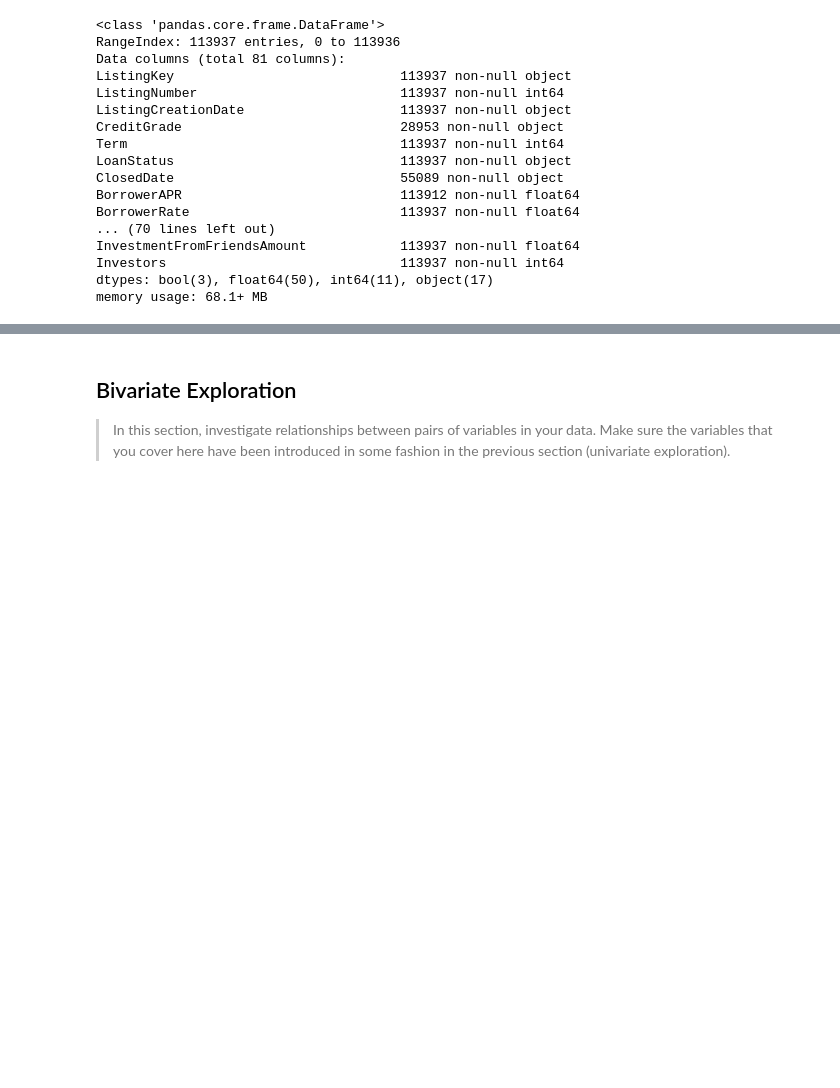
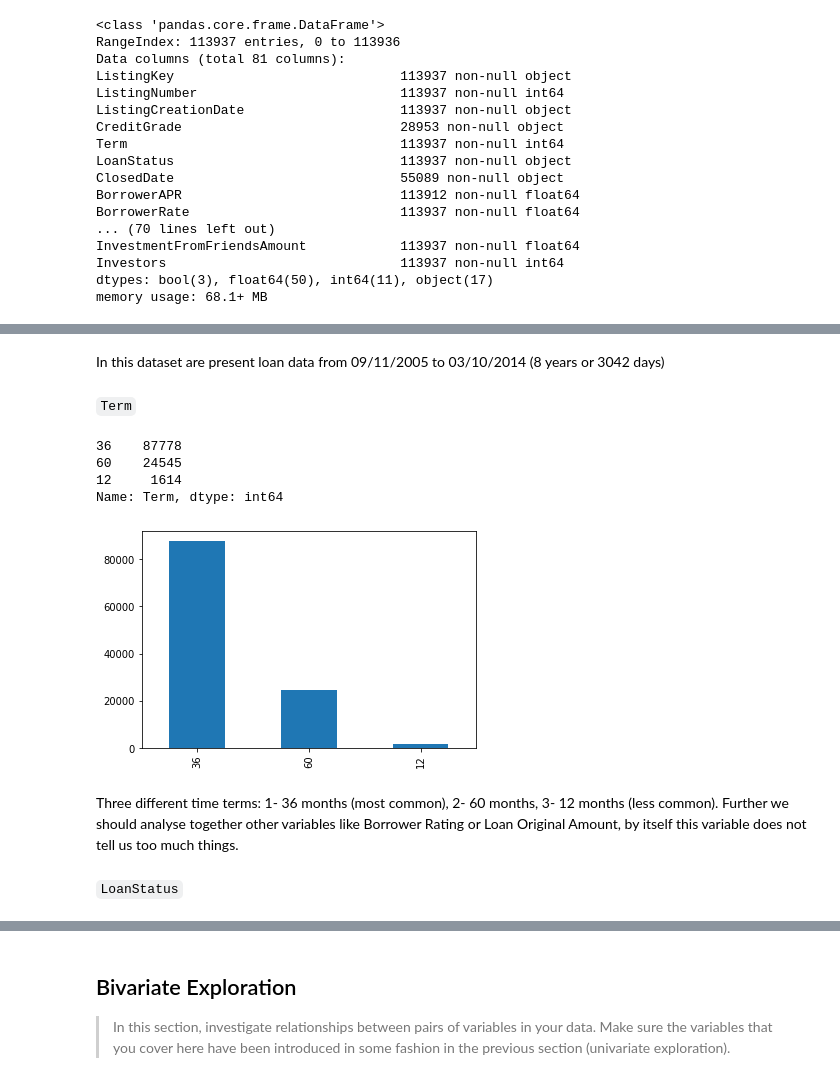
Before and after one commit to daniel-guarino/project05-communicate-data-findings, a Jupyter notebook: exploration_template.ipynb, the cells around one changed output, grey strips where cells are left out. Saved outputs shown, nothing was run; the diff lists cells and outputs as text; code cells hidden in the pictures; blank space fills up the shorter version.

Commit message:
exploration reaport ready,presentation ready and conclusions added to readme.md

```diff
--- a/exploration_template.ipynb
+++ b/exploration_template.ipynb
@@ -111,0 +91,5 @@ you plan on investigating next.
+# %%
+df_loan = df.loc[:,['ListingCreationDate','Term','LoanStatus','ClosedDate','BorrowerRate', 'ProsperRating (numeric)',
+                    'ListingCategory (numeric)','BorrowerState','EmploymentStatus','IsBorrowerHomeowner',
+                    'IncomeRange','LoanOriginalAmount']]
+df_loan.head()
@@ -111,0 +125,3 @@ you plan on investigating next.
+# %%
+df_loan['ListingCreationDate'] = pd.to_datetime(df_loan['ListingCreationDate'])
+df_loan['ClosedDate'] = pd.to_datetime(df_loan['ClosedDate'])
@@ -111,0 +174,19 @@ you plan on investigating next.
+# %% [markdown]
+In this dataset are present loan data from 09/11/2005 to 03/10/2014 (8 years or 3042 days)
+# %% [markdown]
+`Term`
+# %%
+df_loan['Term'].value_counts()
+# %% [output]
+36    87778
+60    24545
+12     1614
+Name: Term, dtype: int64
+# %%
+df_loan['Term'].value_counts().plot(kind='bar');
+# %% [output]
+[figure, added]
+# %% [markdown]
+Three different time terms: 1- 36 months (most common), 2- 60 months, 3- 12 months (less common). Further we should analyse together other variables like Borrower Rating or Loan Original Amount, by itself this variable does not tell us too much things.
+# %% [markdown]
+`LoanStatus`
```
Also changed, not shown: parts of 106 cells of this notebook, 2 other files.
